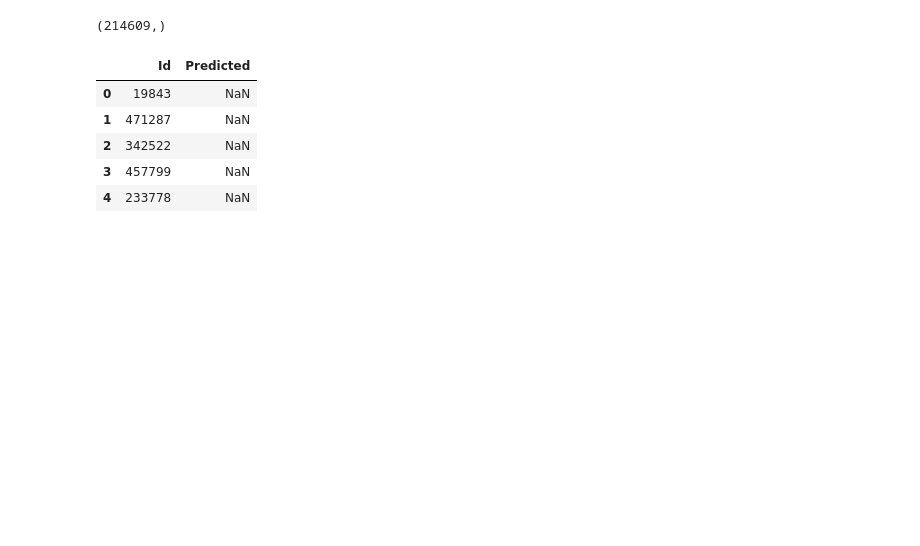
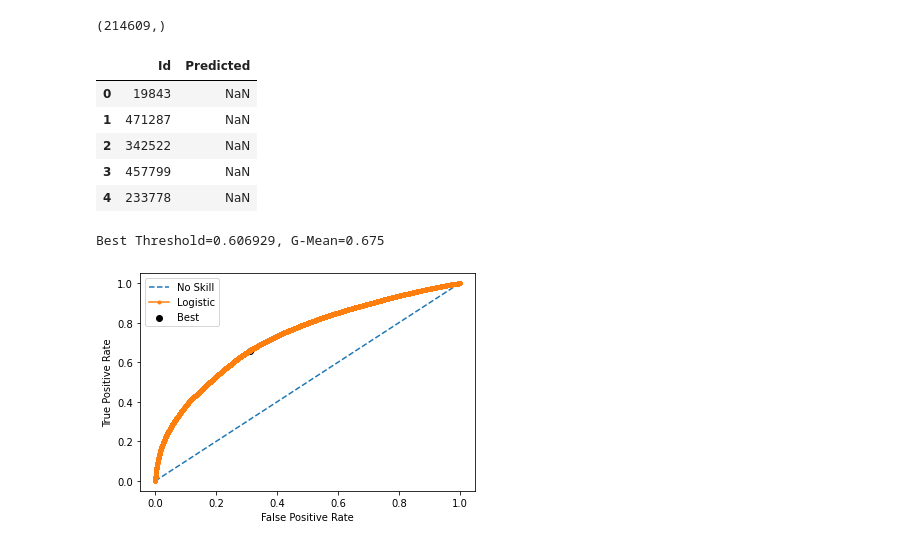
Before and after one commit to ElisovaIra/ngwl_hack, a Jupyter notebook: rogotulka/base_station_catboost.ipynb, the cells around one changed output. Saved outputs shown, nothing was run; the diff lists cells and outputs as text; code cells hidden in the pictures; blank space fills up the shorter version.

Commit message:
add models

```diff
--- a/rogotulka/base_station_catboost.ipynb
+++ b/rogotulka/base_station_catboost.ipynb
@@ -128,5 +216,5 @@ params = {'iterations': [500],
 # scorer = make_scorer(accuracy_score)
 clf_grid = GridSearchCV(estimator=clf, param_grid=params, scoring='f1', cv = kfold, verbose=10)
 # %%
-%timeit
-clf_grid.fit(X_train, y_train)
+# %timeit
+# clf_grid.fit(X_train, y_train)
@@ -251,11 +236,15 @@ best_param = {'depth': 6,
 # %%
-model = CatBoostClassifier(iterations=1000,
+model = CatBoostClassifier(iterations=500,
                            loss_function=best_param['loss_function'],
                            depth=best_param['depth'],
                            l2_leaf_reg=best_param['l2_leaf_reg'],
-                           eval_metric='F1',
+                           eval_metric='AUC',
                            leaf_estimation_iterations=10,
                            use_best_model=True,
                            logging_level='Silent',
                            random_seed=42
                           )
+# %%
+cat_columns = cat_train_features_df.drop(id_columns + ['retailer_len_set', 's.order_state_len_set',
+                                                      'shipment_state_len_set', 's.city_name_len_set', 's.store_id_len_set',
+                                                      'dw_kind_len_set', 'platform_len_set', 'os_len_set'], axis=1).columns
@@ -262,5 +261,5 @@ model = CatBoostClassifier(iterations=1000,
 # %%
-model.fit(X_train, y_train, eval_set=(X_eval, y_eval))
+model.fit(Pool(X_train, y_train, cat_columns), eval_set=(X_eval, y_eval))
 # %% [output]
 <catboost.core.CatBoostClassifier at 0x...>
 # %%
@@ -334,0 +360,32 @@ sample_df.to_csv('sample_cat_01.csv', sep=',', index=False)
+# %%
+from numpy import sqrt
+from numpy import argmax
+from sklearn.datasets import make_classification
+from sklearn.linear_model import LogisticRegression
+from sklearn.model_selection import train_test_split
+from sklearn.metrics import roc_curve
+from matplotlib import pyplot
+
+
+yhat = best_model.predict_proba(X_valid)
+yhat = yhat[:, 1]
+# calculate roc curves
+fpr, tpr, thresholds = roc_curve(y_valid, yhat)
+# calculate the g-mean for each threshold
+gmeans = sqrt(tpr * (1-fpr))
+# locate the index of the largest g-mean
+ix = argmax(gmeans)
+print('Best Threshold=%f, G-Mean=%.3f' % (thresholds[ix], gmeans[ix]))
+# plot the roc curve for the model
+pyplot.plot([0,1], [0,1], linestyle='--', label='No Skill')
+pyplot.plot(fpr, tpr, marker='.', label='Logistic')
+pyplot.scatter(fpr[ix], tpr[ix], marker='o', color='black', label='Best')
+# axis labels
+pyplot.xlabel('False Positive Rate')
+pyplot.ylabel('True Positive Rate')
+pyplot.legend()
+# show the plot
+pyplot.show()
+# %% [output]
+Best Threshold=0.606929, G-Mean=0.675
+[figure, added]
```
Also changed, not shown: parts of 44 cells of this notebook, 3 other files.
